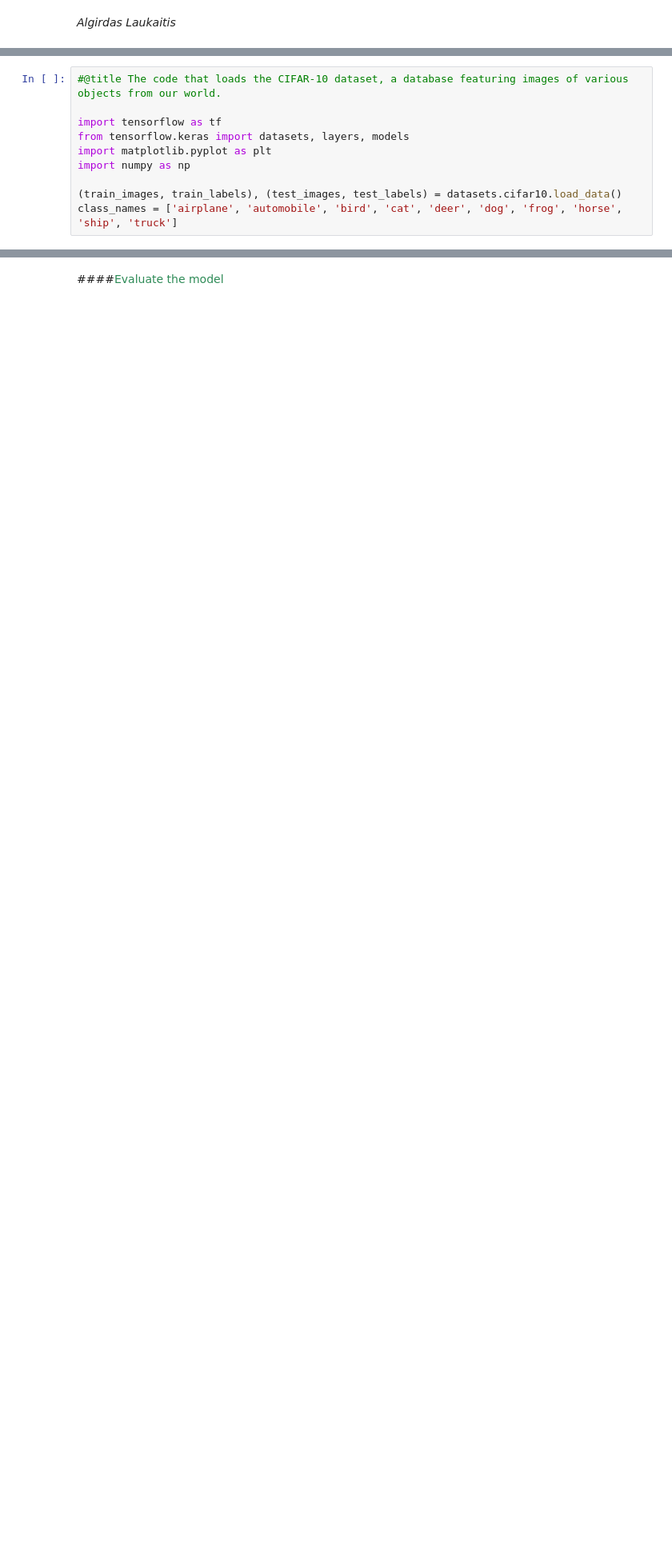
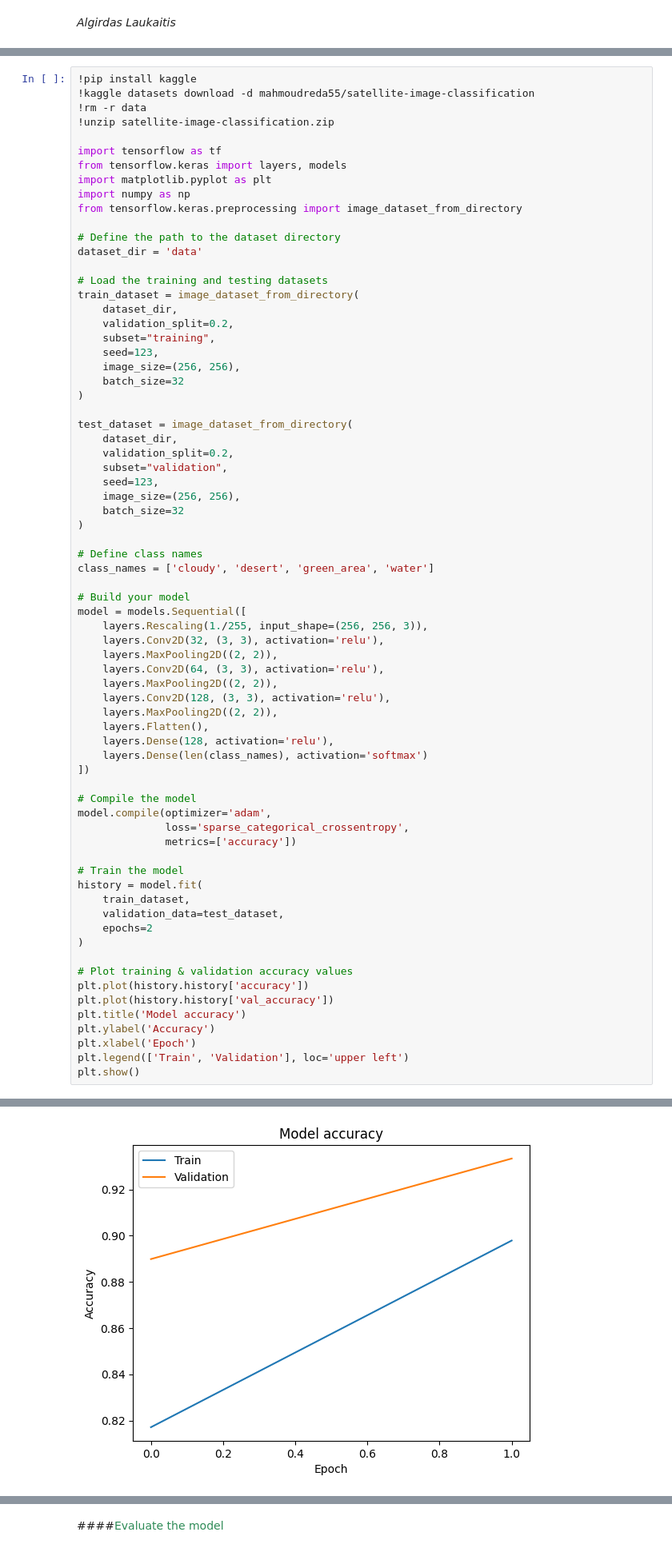
Before and after one commit to vytsb/Gilusis_Mokymas, a Jupyter notebook: cnn.ipynb, the cells around one changed output, grey strips where cells are left out. Shown at 80% size. Drawn from its saved outputs; the diff is of its cells as text; blank space fills up the shorter version.

```diff
--- a/cnn.ipynb
+++ b/cnn.ipynb
@@ -14,13 +14,3 @@
 # PART 1
 # %% [markdown]
 <font color='SeaGreen'>Download and prepare the CIFAR10 dataset</font>        <img src="https://upload.wikimedia.org/wikipedia/commons/thumb/8/80/PICOL_Download.svg/1024px-PICOL_Download.svg.png" width=100 height=100>
-# %%
-#@title The code that loads the CIFAR-10 dataset, a database featuring images of various objects from our world.
-
-import tensorflow as tf
-from tensorflow.keras import datasets, layers, models
-import matplotlib.pyplot as plt
-import numpy as np
-
-(train_images, train_labels), (test_images, test_labels) = datasets.cifar10.load_data()
-class_names = ['airplane', 'automobile', 'bird', 'cat', 'deer', 'dog', 'frog', 'horse', 'ship', 'truck']
@@ -29,0 +17,72 @@ Downloading data from https://www.cs.toronto.edu/~kriz/cifar-10-python.tar.gz
+# %%
+!pip install kaggle
+!kaggle datasets download -d mahmoudreda55/satellite-image-classification
+!rm -r data
+!unzip satellite-image-classification.zip
+
+import tensorflow as tf
+from tensorflow.keras import layers, models
+import matplotlib.pyplot as plt
+import numpy as np
+from tensorflow.keras.preprocessing import image_dataset_from_directory
+
+# Define the path to the dataset directory
+dataset_dir = 'data'
+
+# Load the training and testing datasets
+train_dataset = image_dataset_from_directory(
+    dataset_dir,
+    validation_split=0.2,
+    subset="training",
+    seed=123,
+    image_size=(256, 256),
+    batch_size=32
+)
+
+test_dataset = image_dataset_from_directory(
+    dataset_dir,
+    validation_split=0.2,
+    subset="validation",
+    seed=123,
+    image_size=(256, 256),
+    batch_size=32
+)
+
+# Define class names
+class_names = ['cloudy', 'desert', 'green_area', 'water']
+
+# Build your model
+model = models.Sequential([
+    layers.Rescaling(1./255, input_shape=(256, 256, 3)),
+    layers.Conv2D(32, (3, 3), activation='relu'),
+    layers.MaxPooling2D((2, 2)),
+    layers.Conv2D(64, (3, 3), activation='relu'),
+    layers.MaxPooling2D((2, 2)),
+    layers.Conv2D(128, (3, 3), activation='relu'),
+    layers.MaxPooling2D((2, 2)),
+    layers.Flatten(),
+    layers.Dense(128, activation='relu'),
+    layers.Dense(len(class_names), activation='softmax')
+])
+
+# Compile the model
+model.compile(optimizer='adam',
+              loss='sparse_categorical_crossentropy',
+              metrics=['accuracy'])
+
+# Train the model
+history = model.fit(
+    train_dataset,
+    validation_data=test_dataset,
+    epochs=2
+)
+
+# Plot training & validation accuracy values
+plt.plot(history.history['accuracy'])
+plt.plot(history.history['val_accuracy'])
+plt.title('Model accuracy')
+plt.ylabel('Accuracy')
+plt.xlabel('Epoch')
+plt.legend(['Train', 'Validation'], loc='upper left')
+plt.show()
+# %% [output]
@@ -29,0 +106 @@ Downloading data from https://www.cs.toronto.edu/~kriz/cifar-10-python.tar.gz
+[figure, added]
```
Also changed, not shown: parts of 6 cells of this notebook.
